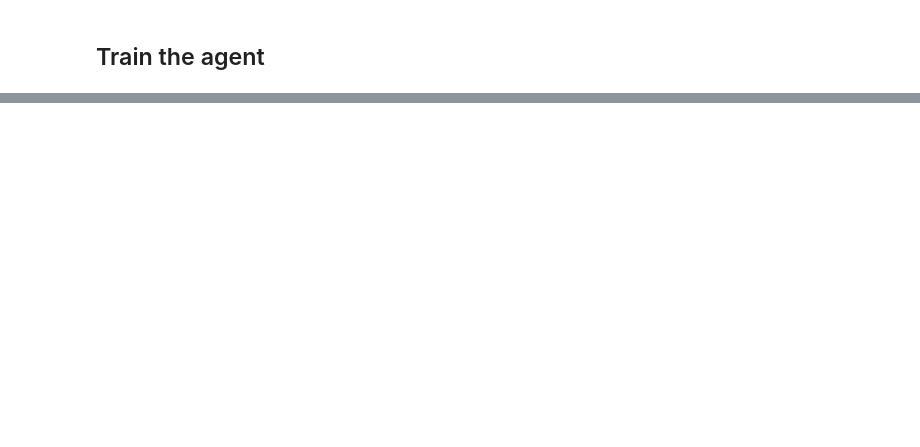
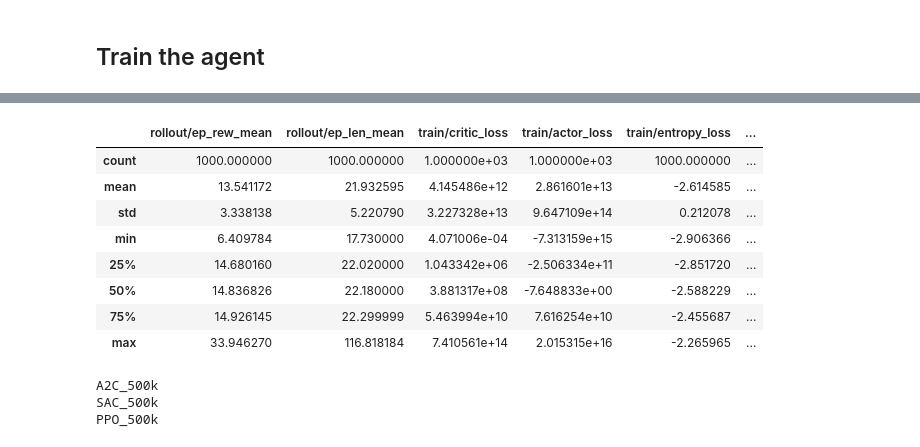
Before and after one commit to till2/self-driving-car, a Jupyter notebook: Baselines.ipynb, the cells around one changed output, grey strips where cells are left out. Saved outputs shown, nothing was run; the diff lists cells and outputs as text; code cells hidden in the pictures; blank space fills up the shorter version.

```diff
--- a/Baselines.ipynb
+++ b/Baselines.ipynb
@@ -214,0 +296,19 @@ plt.show()
+# %%
+a2c_500k_df.describe()
+# %% [output]
+|  | rollout/ep_rew_mean | rollout/ep_len_mean | train/critic_loss | train/actor_loss | train/entropy_loss | ... |
+| count | 1000.000000 | 1000.000000 | 1.000000e+03 | 1.000000e+03 | 1000.000000 | ... |
+| mean | 13.541172 | 21.932595 | 4.145486e+12 | 2.861601e+13 | -2.614585 | ... |
+| std | 3.338138 | 5.220790 | 3.227328e+13 | 9.647109e+14 | 0.212078 | ... |
+| min | 6.409784 | 17.730000 | 4.071006e-04 | -7.313159e+15 | -2.906366 | ... |
+| 25% | 14.680160 | 22.020000 | 1.043342e+06 | -2.506334e+11 | -2.851720 | ... |
+| 50% | 14.836826 | 22.180000 | 3.881317e+08 | -7.648833e+00 | -2.588229 | ... |
+| 75% | 14.926145 | 22.299999 | 5.463994e+10 | 7.616254e+10 | -2.455687 | ... |
+| max | 33.946270 | 116.818184 | 7.410561e+14 | 2.015315e+16 | -2.265965 | ... |
+# %%
+for key, df in dataframes.items():
+    print(key)
+# %% [output]
+A2C_500k
+SAC_500k
+PPO_500k
```
Also changed, not shown: parts of 21 cells of this notebook, 8 other files.
